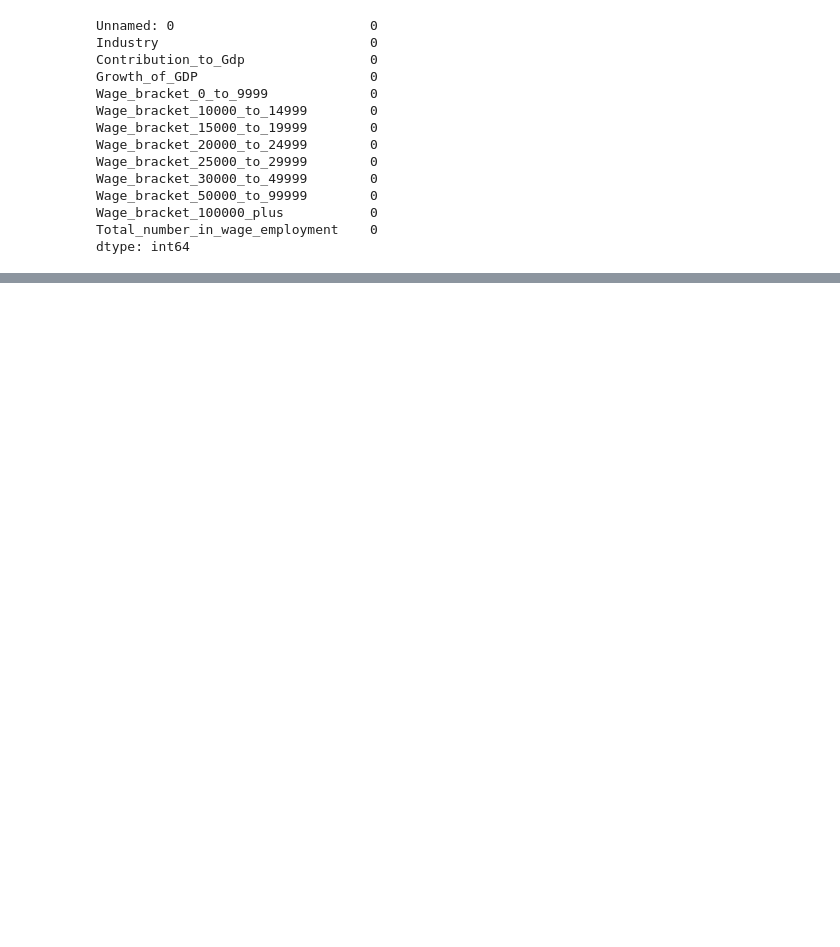
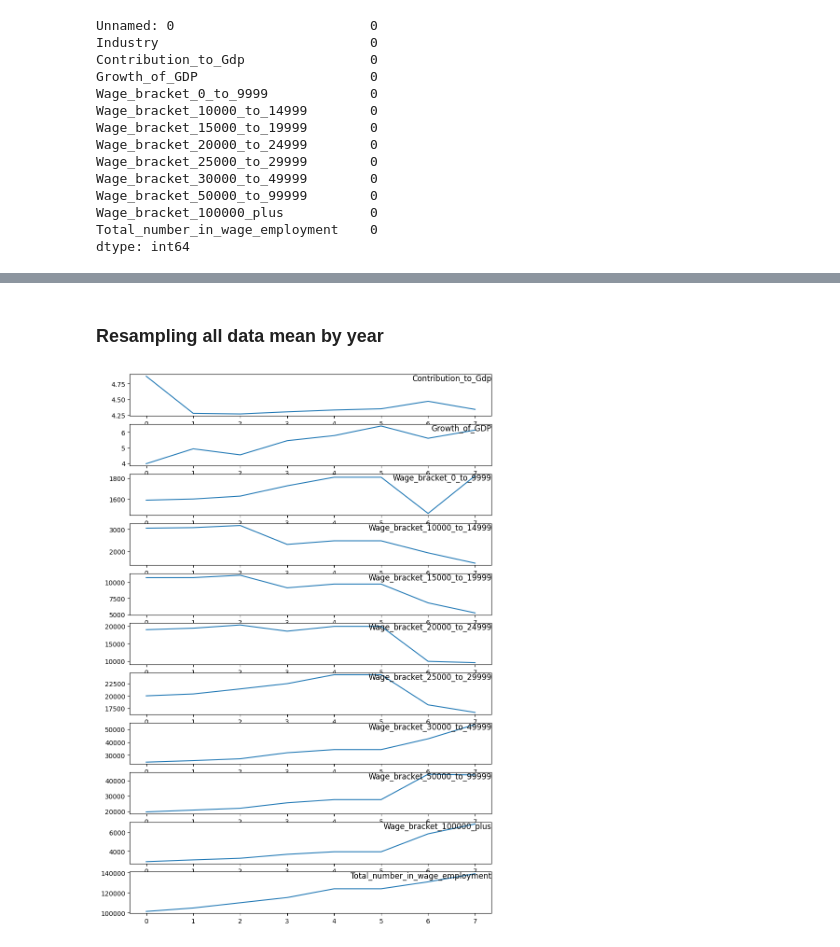
Before and after one commit to Harikiran2903/Predictive-Analysis-of-Productive-Employment-based-on-Economic-Growth, a Jupyter notebook: analysis.ipynb, the cells around one changed output, grey strips where cells are left out. Saved outputs shown, nothing was run; the diff lists cells and outputs as text; code cells hidden in the pictures; blank space fills up the shorter version.

```diff
--- a/analysis.ipynb
+++ b/analysis.ipynb
@@ -649,0 +709,21 @@ df.Contribution
+# %% [markdown]
+### Resampling all data mean by year
+# %%
+# Specifying columns
+cols = [0,1,2,3,4,5,6,7,8,9,10]
+i=1
+
+#groups=cols
+df1=df
+
+values = df1.resample('Y').mean().values
+# plot each column
+plt.figure(figsize=(10, 15))
+for col in cols:
+  plt.subplot(len(cols), 1, i)
+  plt.plot(values[:, col])
+  plt.title(df.columns[col], y=0.75, loc='right')
+  i += 1
+plt.show()
+# %% [output]
+[figure, added]
```
Also changed, not shown: parts of 9 cells of this notebook.
